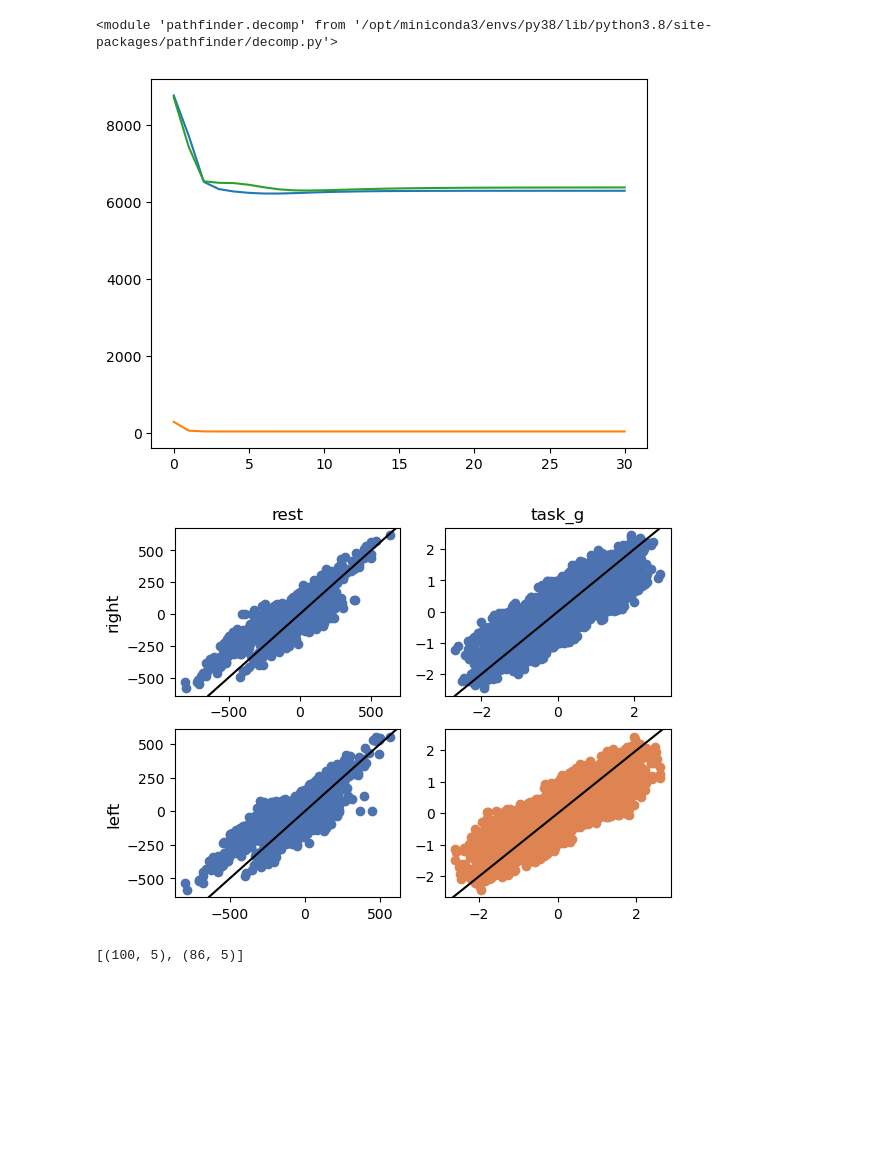
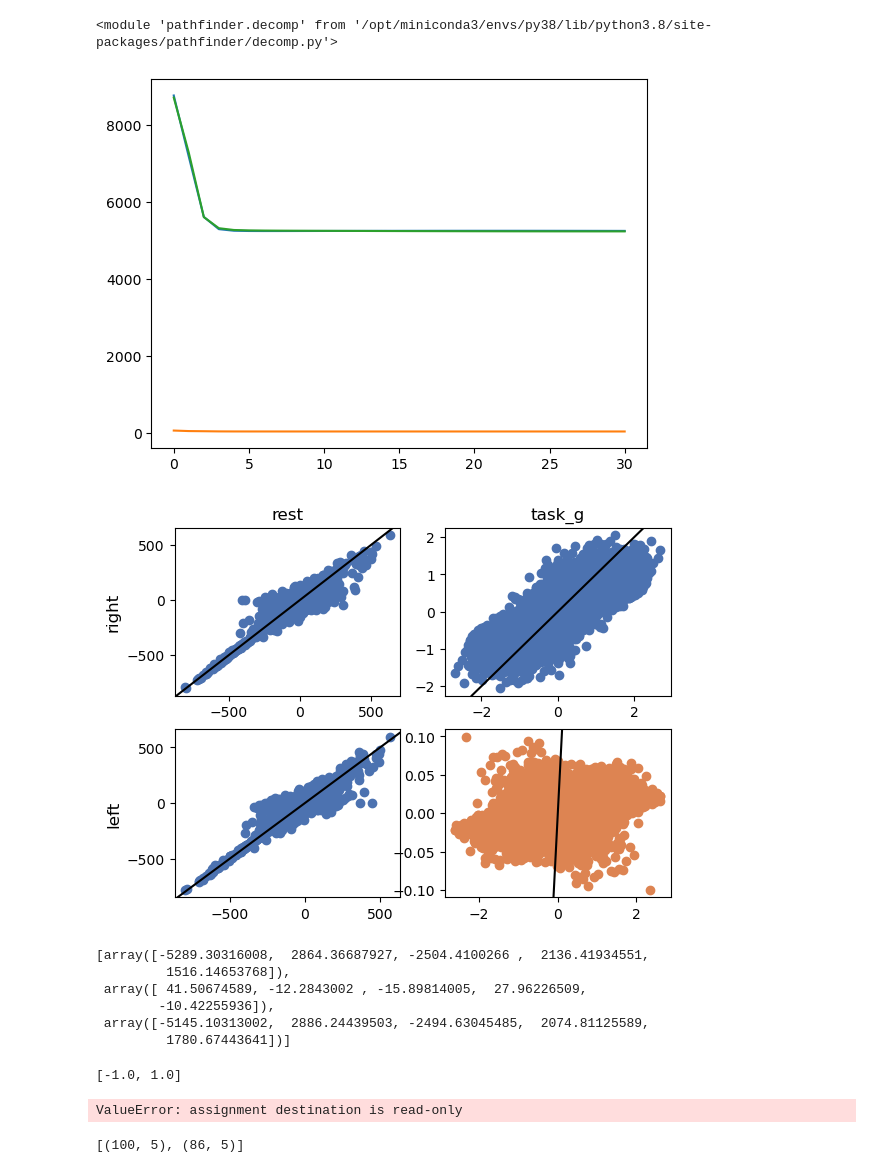
Before and after one commit to yingqiuz/pathfinder, a Jupyter notebook: notebooks/pathfinder_fmri_task_rest.ipynb, the cells around one changed output. Cells and saved outputs as stored; diff of their text form; code cells hidden in the pictures; blank space fills up the shorter version.

```diff
--- a/notebooks/pathfinder_fmri_task_rest.ipynb
+++ b/notebooks/pathfinder_fmri_task_rest.ipynb
@@ -66,9 +66,15 @@ RealDataSets = {
 # Fit the data
 from pathfinder import decomp, utils
 
-from sklearn.linear_model import Ridge
-algo = decomp.JointOuterDecomp(n_components=5, n_iter=30, dropout=-1,
-                               method=Ridge, method_kwargs={'alpha':1e2}, do_ica='both')
+# from sklearn.linear_model import Ridge
+# algo = decomp.JointOuterDecomp(n_components=5, n_iter=30, dropout=-1,
+#                                method=Ridge, method_kwargs={'alpha':1e2}, do_ica='both')
+
+# algo.fit(RealDataSets)
+
+
+# Joint SVD
+algo = decomp.JointSVD(n_components=5, n_iter=30)
 
 algo.fit(RealDataSets)
 # %%
@@ -76,14 +82,45 @@ algo.fit(RealDataSets)
 import matplotlib.pyplot as plt
 _ = plt.plot(algo._loss)
 # %% [output]
-[figure, old version]
+[figure, new version]
 # %%
 # Plot data and fit
-_ = utils.plot_data_fit(RealDataSets, algo._A, algo._S, RealDataSets_Complete)
+DataPred = algo.predict(as_dict=True)
+for i, d in enumerate(DataPred):
+    for j, m in enumerate(DataPred[d]):
+        if DataPred[d][m] is None:
+#             DataPred[d][m] = algo._A[i]@algo._S[j].T
+            DataPred[d][m] = algo._Ulist[i]@algo._Vlist[j].T
 
-A, S = algo._A, algo._S
+_ = utils.plot_data_fit(RealDataSets, DataPred, RealDataSets_Complete)
+
+# A, S = algo._A, algo._S
 # %% [output]
-[figure, old version]
+[figure, new version]
+# %%
+algo._Dlist
+# %% [output]
+[array([-5289.30316008,  2864.36687927, -2504.4100266 ,  2136.41934551,
+         1516.14653768]),
+ array([ 41.50674589, -12.2843002 , -15.89814005,  27.96226509,
+        -10.42255936]),
+ array([-5145.10313002,  2886.24439503, -2494.63045485,  2074.81125589,
+         1780.67443641])]
+# %%
+rank = len(algo._Dlist[0])
+for r in range(rank):
+    for p in range(len(algo._Ulu)):
+        ks    = algo._Ulu[p]
+        signs = [np.sign(algo._Dlist[k][r]) for k in ks]
+
+        if len(np.unique(signs)) == 1:
+            algo._Ulist[p][:,r] = algo._Ulist[p][:,r]*signs[0]
+            algo._Dlist[p][r] = algo._Dlist[p][r]*signs[0]
+
+        print([np.sign(algo._Dlist[k][r]) for k in ks])
+# %% [output]
+[-1.0, 1.0]
+ValueError: assignment destination is read-only
 # %%
 # Visualise components with nilearn
 # Need to figure out how to do that on pscalar files
```
Also changed, not shown: 6 other files.
